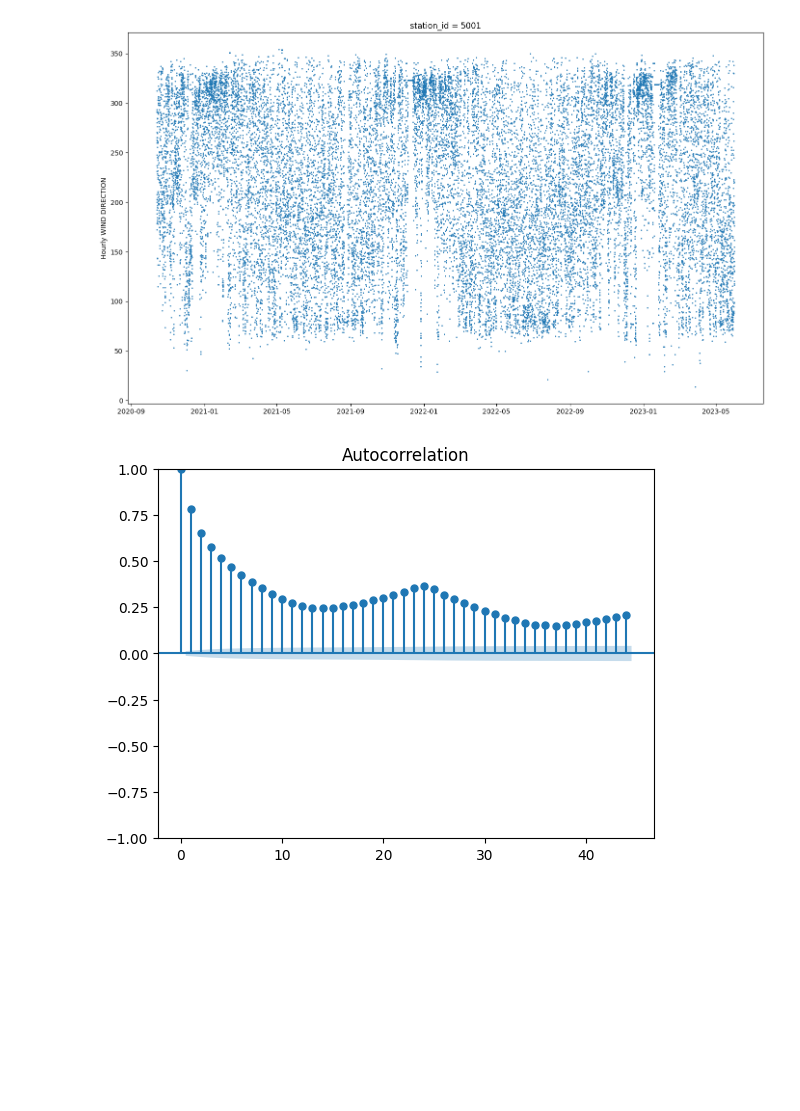
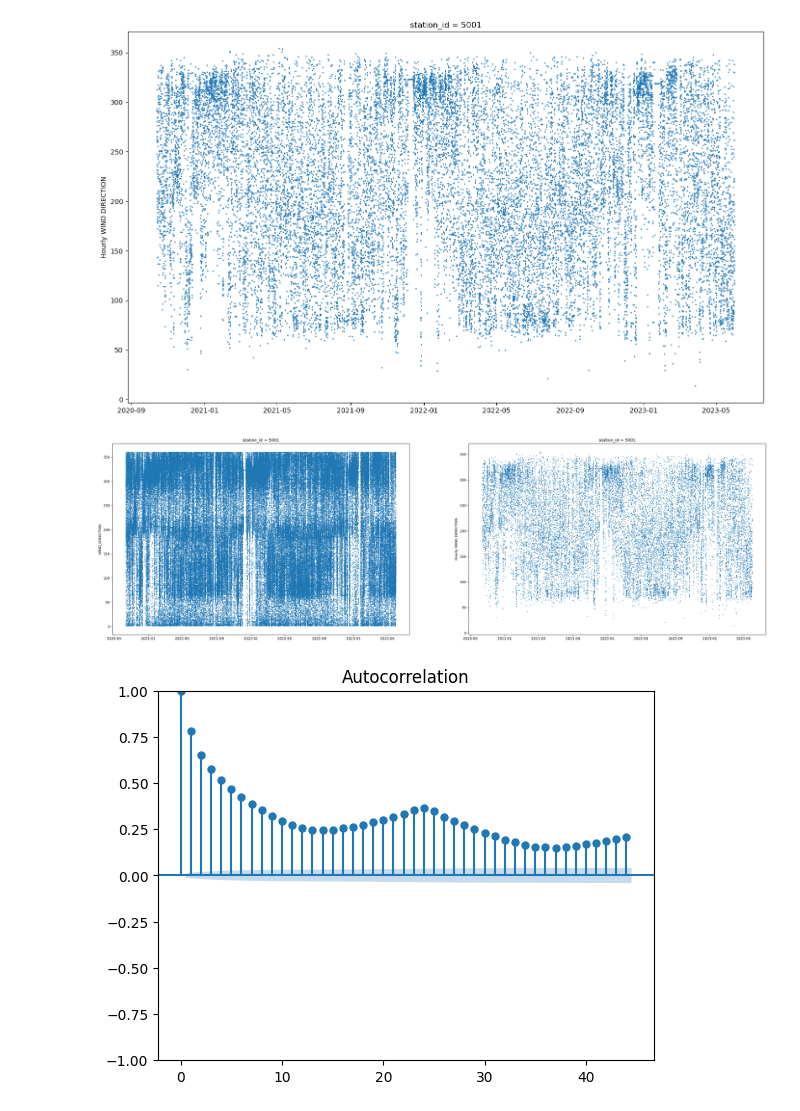
Before and after one commit to bregina98/Local-prediction-of-weather-parameters-based-on-historical-data, a Jupyter notebook: training data files/wind_direction.ipynb, the cells around one changed output. Cells and saved outputs as stored; diff of their text form; code cells hidden in the pictures; blank space fills up the shorter version.

```diff
--- a/training data files/wind_direction.ipynb
+++ b/training data files/wind_direction.ipynb
@@ -114,6 +114,20 @@ plt.show()
 
 [23052 rows x 1 columns]
 [figure]
+# %%
+fig, axs = plt.subplots(1, 2, figsize=(34, 10))
+
+axs[0].scatter(direction_all.index, direction_all['WIND_DIRECTION'],s=1)
+axs[0].set_ylabel('WIND_DIRECTION')
+axs[0].set_title(f'station_id = {station_id}')
+
+axs[1].scatter(direction_hourly.index, direction_hourly['WIND_DIRECTION'],s=1)
+axs[1].set_ylabel('Hourly WIND DIRECTION')
+axs[1].set_title(f'station_id = {station_id}')
+
+plt.show()
+# %% [output]
+[figure, added]
 # %%
 # ARIMA(p, d, q)
 
```
Also changed, not shown: parts of 1 cell of this notebook, 6 other files.
